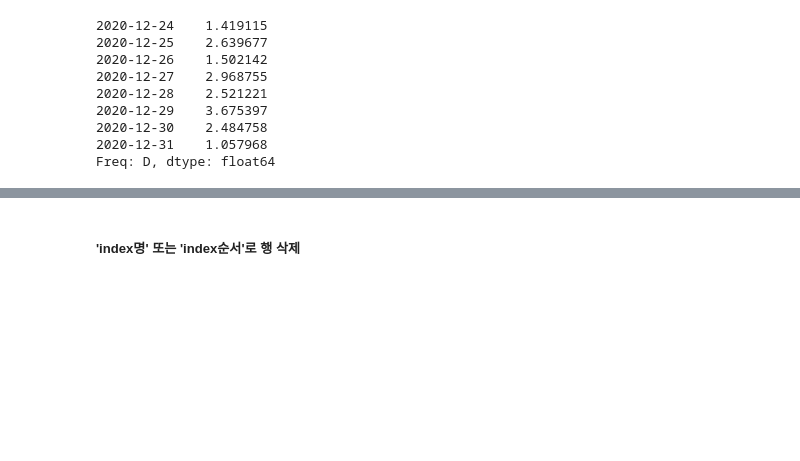
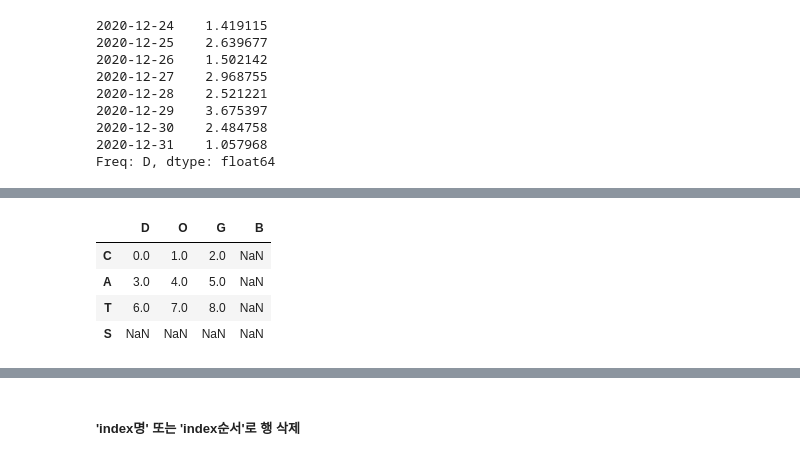
Before and after one commit to jinkyukim-me/python_data_science, a Jupyter notebook: cctv_in_seoul.ipynb, the cells around one changed output, grey strips where cells are left out. Saved outputs shown, nothing was run; the diff lists cells and outputs as text; code cells hidden in the pictures; blank space fills up the shorter version.

```diff
--- a/cctv_in_seoul.ipynb
+++ b/cctv_in_seoul.ipynb
@@ -741,0 +707,4 @@ cctv_seoul
+# %%
+df_re = pd.DataFrame(np.arange(9).reshape(3,3),
+                     index=["C","A","T"],
+                     columns=["D","O","G"])
@@ -741,0 +718,2 @@ cctv_seoul
+# %%
+df_re = df_re.reindex(["C","A","T","S"])
@@ -741,0 +728,10 @@ cctv_seoul
+# %%
+df_re = df_re.reindex(columns=["D","O","G","B"])
+# %%
+df_re
+# %% [output]
+|  | D | O | G | B |
+| C | 0.0 | 1.0 | 2.0 | NaN |
+| A | 3.0 | 4.0 | 5.0 | NaN |
+| T | 6.0 | 7.0 | 8.0 | NaN |
+| S | NaN | NaN | NaN | NaN |
```
Also changed, not shown: parts of 119 cells of this notebook, 1 other file.
